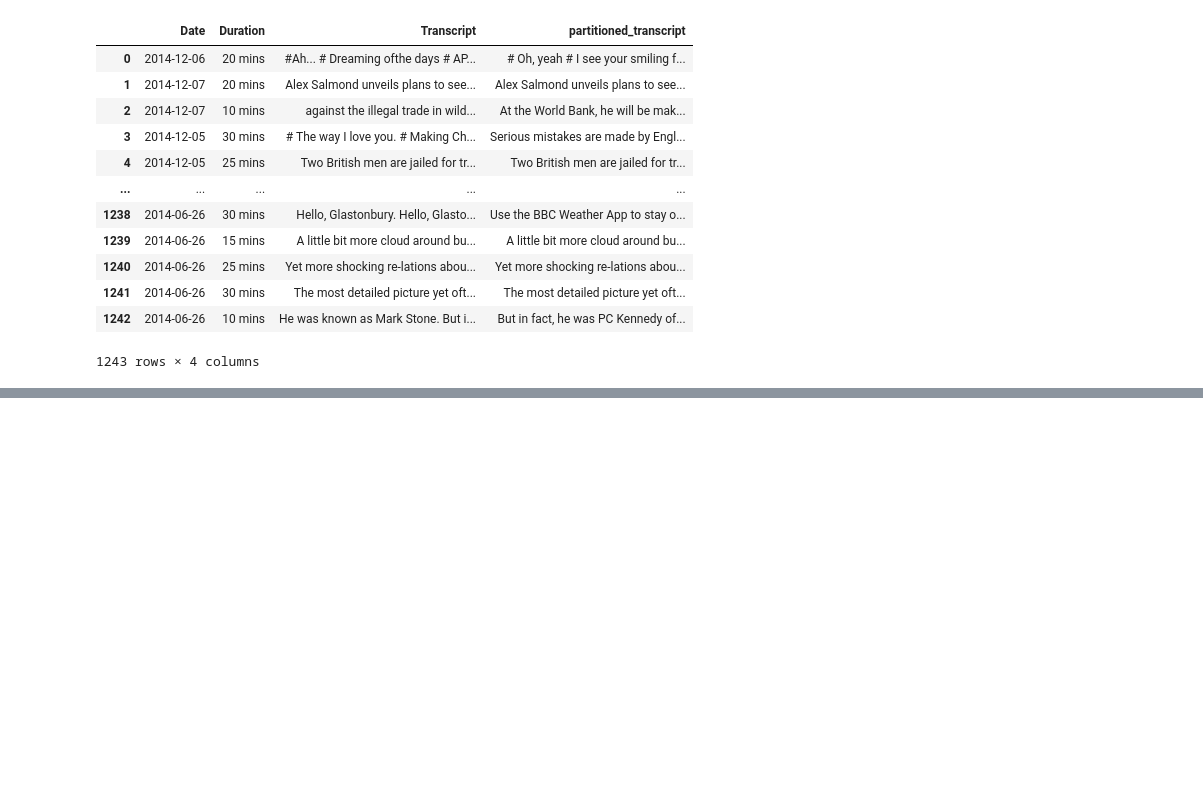
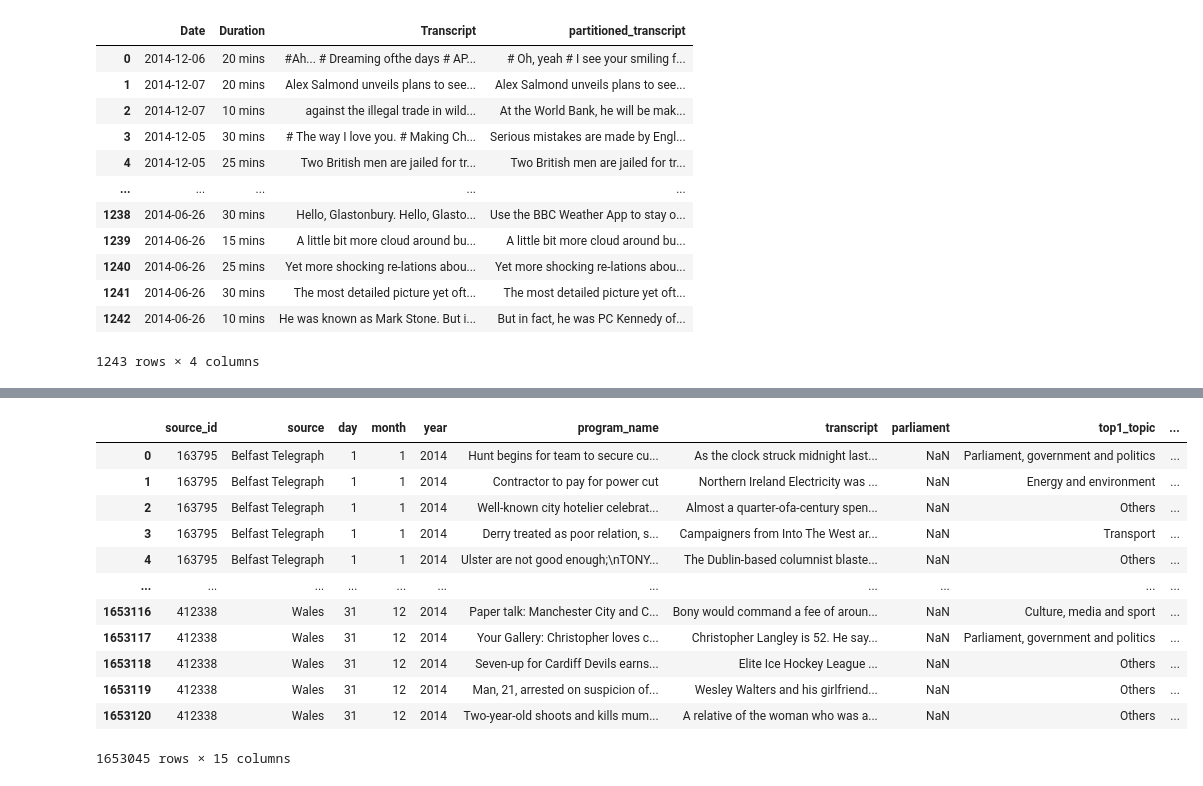
Before and after one commit to kaushik-rohit/news_analysis, a Jupyter notebook: news_analysis/topics/window_news_classification.ipynb, the cells around one changed output, grey strips where cells are left out. Cells and saved outputs as stored; diff of their text form; code cells hidden in the pictures; blank space fills up the shorter version.

```diff
--- a/news_analysis/topics/window_news_classification.ipynb
+++ b/news_analysis/topics/window_news_classification.ipynb
@@ -163,0 +157,24 @@ partitions_preds
+# %%
+vector = []
+transcripts = articles.transcript.values
+
+preprocessed_transcripts = parmap.map(preprocess_text, transcripts, pm_pbar=True)
+# %%
+vector_transcripts = parmap.map(doc2vec_model.infer_vector, preprocessed_transcripts, pm_pbar=True)
+articles['vector'] = vector_transcripts
+# %%
+articles
+# %% [output]
+|  | source_id | source | day | month | year | program_name | transcript | parliament | top1_topic | ... |
+| 0 | 163795 | Belfast Telegraph | 1 | 1 | 2014 | Hunt begins for team to secure cu... | As the clock struck midnight last... | NaN | Parliament, government and politics | ... |
+| 1 | 163795 | Belfast Telegraph | 1 | 1 | 2014 | Contractor to pay for power cut | Northern Ireland Electricity was ... | NaN | Energy and environment | ... |
+| 2 | 163795 | Belfast Telegraph | 1 | 1 | 2014 | Well-known city hotelier celebrat... | Almost a quarter-ofa-century spen... | NaN | Others | ... |
+| 3 | 163795 | Belfast Telegraph | 1 | 1 | 2014 | Derry treated as poor relation, s... | Campaigners from Into The West ar... | NaN | Transport | ... |
+| 4 | 163795 | Belfast Telegraph | 1 | 1 | 2014 | Ulster are not good enough;\nTONY... | The Dublin-based columnist blaste... | NaN | Others | ... |
+| ... | ... | ... | ... | ... | ... | ... | ... | ... | ... | ... |
+| 1653116 | 412338 | Wales | 31 | 12 | 2014 | Paper talk: Manchester City and C... | Bony would command a fee of aroun... | NaN | Culture, media and sport | ... |
+| 1653117 | 412338 | Wales | 31 | 12 | 2014 | Your Gallery: Christopher loves c... | Christopher Langley is 52. He say... | NaN | Parliament, government and politics | ... |
+| 1653118 | 412338 | Wales | 31 | 12 | 2014 | Seven-up for Cardiff Devils earns... | Elite Ice Hockey League ... | NaN | Others | ... |
+| 1653119 | 412338 | Wales | 31 | 12 | 2014 | Man, 21, arrested on suspicion of... | Wesley Walters and his girlfriend... | NaN | Others | ... |
+| 1653120 | 412338 | Wales | 31 | 12 | 2014 | Two-year-old shoots and kills mum... | A relative of the woman who was a... | NaN | Others | ... |
+1653045 rows × 15 columns
```
Also changed, not shown: parts of 25 cells of this notebook.
